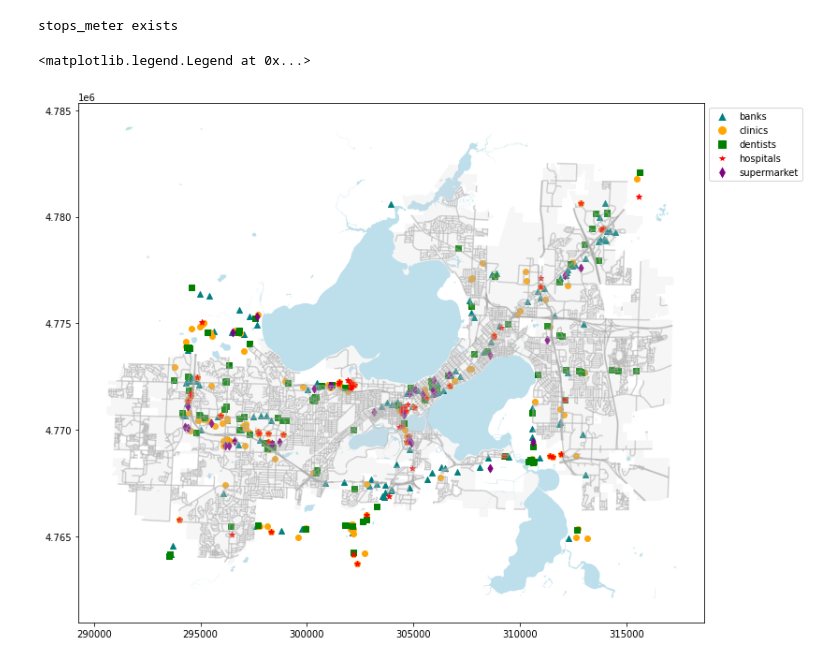
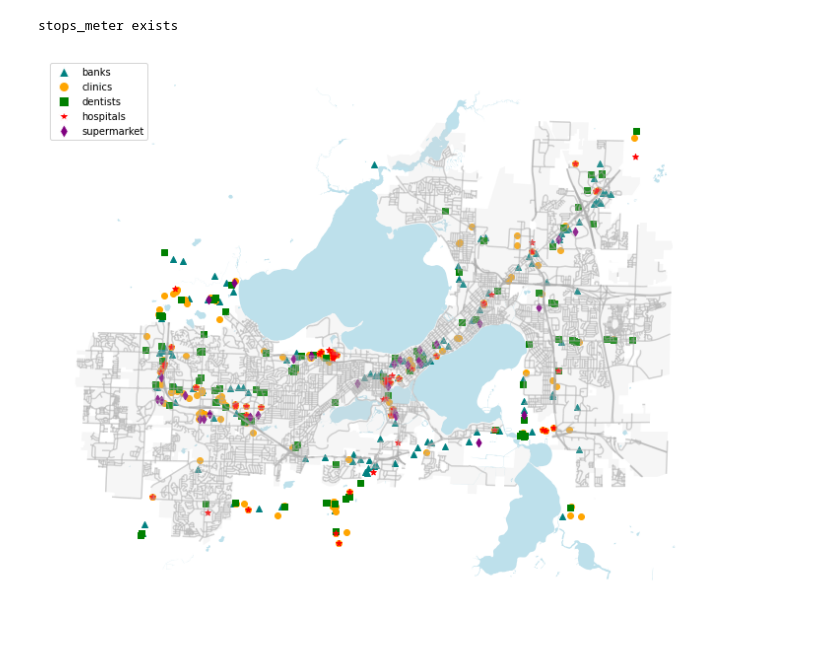
Before and after one commit to wisc-bus/simulator, a Jupyter notebook: notebooks/visualization.ipynb, the cells around one changed output. Drawn from its saved outputs; the diff is of its cells as text; code cells hidden in the pictures.

Commit message:
optimize visualization

```diff
--- a/notebooks/visualization.ipynb
+++ b/notebooks/visualization.ipynb
@@ -103,34 +103,36 @@ stop_x, stop_y = transformer.transform(
 temp_df['stop_x'], temp_df['stop_y'] = stop_x, stop_y
 temp_df = temp_df[(temp_df['latitude'] < max_lat) & (temp_df['latitude'] > min_lat) & (temp_df['longitude'] < max_lon) & (temp_df['longitude'] > min_lon)]
 banks = temp_df[temp_df['service'] == 'banks']
 clinics = temp_df[temp_df['service'] == 'clinics']
 dentists = temp_df[temp_df['service'] == 'dentists']
 hospitals = temp_df[temp_df['service'] == 'hospitals']
 supermarket = temp_df[temp_df['service'] == 'supermarket']
 banks = gpd.GeoDataFrame(
     banks['service'], geometry=gpd.points_from_xy(banks.stop_x, banks.stop_y), crs="EPSG:"+str(epsg))
 clinics = gpd.GeoDataFrame(
     clinics['service'], geometry=gpd.points_from_xy(clinics.stop_x, clinics.stop_y), crs="EPSG:"+str(epsg))
 dentists = gpd.GeoDataFrame(
     dentists['service'], geometry=gpd.points_from_xy(dentists.stop_x, dentists.stop_y), crs="EPSG:"+str(epsg))
 hospitals = gpd.GeoDataFrame(
     hospitals['service'], geometry=gpd.points_from_xy(hospitals.stop_x, hospitals.stop_y), crs="EPSG:"+str(epsg))
 supermarket = gpd.GeoDataFrame(
     supermarket['service'], geometry=gpd.points_from_xy(supermarket.stop_x, supermarket.stop_y), crs="EPSG:"+str(epsg))
 banks.plot(ax=ax, color='teal', marker='^')
 clinics.plot(ax=ax, color='orange', marker='o')
 dentists.plot(ax=ax, color='green', marker='s')
 hospitals.plot(ax=ax, color='red', marker='*')
 supermarket.plot(ax=ax, color='purple', marker='d')
 
 lineslist = []
 lineslist.append(lines.Line2D([],[],color="white", markerfacecolor = "teal", marker = "^", markersize=10, label = "banks"))
 lineslist.append(lines.Line2D([],[],color="white", markerfacecolor = "orange", marker = "o", markersize=10, label = "clinics"))
 lineslist.append(lines.Line2D([],[],color="white", markerfacecolor = "green", marker = "s", markersize=10, label = "dentists"))
 lineslist.append(lines.Line2D([],[],color="white", markerfacecolor = "red", marker = "*", markersize=10, label = "hospitals"))
 lineslist.append(lines.Line2D([],[],color="white", markerfacecolor = "purple", marker = "d", markersize=10, label = "supermarket"))
-ax.legend(handles = lineslist, bbox_to_anchor=(1.00, 1.00), loc="upper left",prop={"size": 10})
+ax.legend(handles = lineslist, loc="upper left",prop={"size": 10})
+# ax.legend(handles = lineslist, bbox_to_anchor=(1.00, 1.00), loc="upper left",prop={"size": 10})
+
+ax.set_axis_off()
 # %% [output]
-<matplotlib.legend.Legend at 0x...>
-[figure, old version]
+[figure, new version]
 # %%
```
Also changed, not shown: parts of 1 cell of this notebook.
